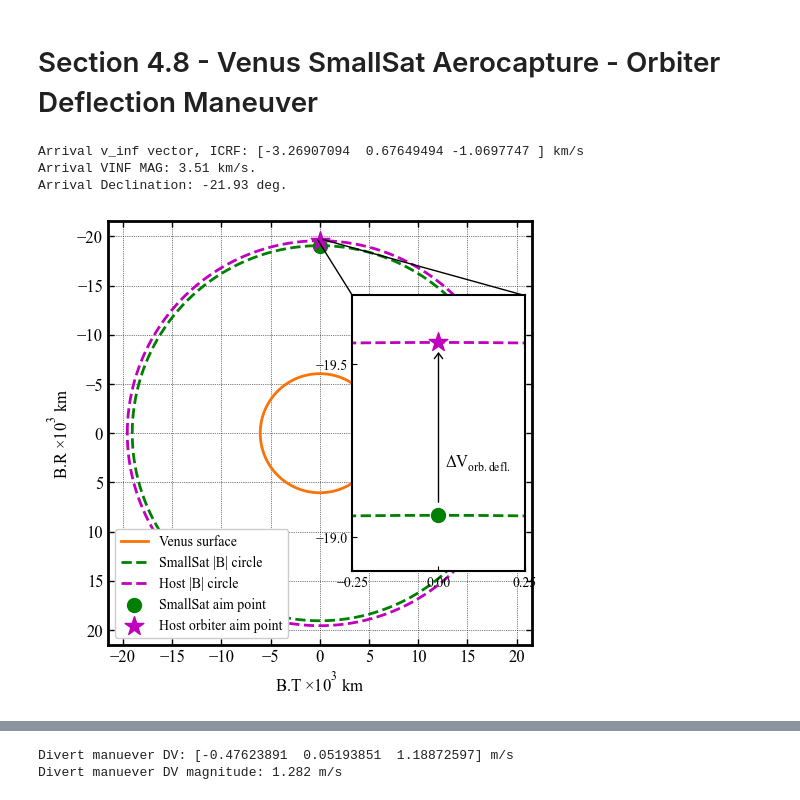
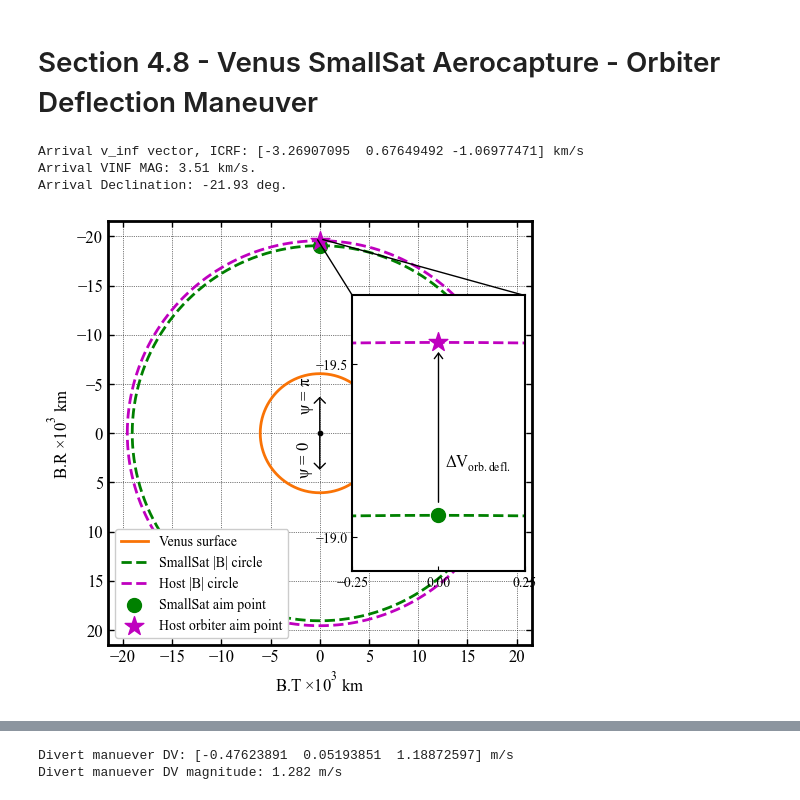
Before and after one commit to athulpg007/AMAT, a Jupyter notebook: docs/source/acta-aa-notebooks/smallsat-mission-concepts/section-4-8-venus-smallsat-orbiter-deflection-manuever.ipynb, the cells around one changed output, grey strips where cells are left out. Saved outputs shown, nothing was run; the diff lists cells and outputs as text; code cells hidden in the pictures.

```diff
--- a/docs/source/acta-aa-notebooks/smallsat-mission-concepts/section-4-8-venus-smallsat-orbiter-deflection-manuever.ipynb
+++ b/docs/source/acta-aa-notebooks/smallsat-mission-concepts/section-4-8-venus-smallsat-orbiter-deflection-manuever.ipynb
@@ -9,13 +9,14 @@ arrival = Arrival()
 arrival.set_vinf_vec_from_lambert_arc(lastFlybyPlanet='EARTH',
                                       arrivalPlanet='VENUS',
                                       lastFlybyDate=Time("2010-05-10 00:00:00", scale='tdb'),
-                                      arrivalDate=Time("2010-12-06 00:00:00", scale='tdb'))
+                                      arrivalDate=Time("2010-12-06 00:00:00", scale='tdb'),
+                                      ephem_file='../../../spice-data/de432s.bsp')
 # %%
 print("Arrival v_inf vector, ICRF: "+str(arrival.v_inf_vec)+" km/s")
 print("Arrival VINF MAG: "+str(round(arrival.v_inf_mag, 2))+" km/s.")
 print("Arrival Declination: "+str(round(arrival.declination, 2))+" deg.")
 # %% [output]
-Arrival v_inf vector, ICRF: [-3.26907094  0.67649494 -1.0697747 ] km/s
+Arrival v_inf vector, ICRF: [-3.26907095  0.67649492 -1.06977471] km/s
 Arrival VINF MAG: 3.51 km/s.
 Arrival Declination: -21.93 deg.
 # %%
@@ -94,6 +95,16 @@ ax.xaxis.grid(which='minor', color='k', linestyle='dotted', linewidth=0.0)
 ax.yaxis.grid(which='major', color='k', linestyle='dotted', linewidth=0.5)
 ax.yaxis.grid(which='minor', color='k', linestyle='dotted', linewidth=0.0)
 
+plt.annotate("", xy=(0, 4), xytext=(0, 0), va="center", ha="center",
+                 arrowprops=dict(arrowstyle='->, head_width=0.4', facecolor='blue'))
+plt.text(-2.5, 4, r'$\psi$'+ ' = ' + r'$0$', rotation=90, fontsize=12)
+
+plt.annotate("", xy=(0, -4), xytext=(0, 0), va="center", ha="center",
+                 arrowprops=dict(arrowstyle='->, head_width=0.4', facecolor='blue'))
+plt.text(-2, -2.5, r'$\psi$'+ ' = ' + r'$\pi$', rotation=90, fontsize=12)
+
+plt.scatter(0, 0, marker="o", s=10, color='k')
+
 for axis in ['top', 'bottom', 'left', 'right']:
     ax.spines[axis].set_linewidth(2)
 plt.legend(loc='lower left', fontsize=10, framealpha=1)
@@ -117,44 +128,34 @@ patch, pp1, pp2 = mark_inset(ax, axins,loc1=1,loc2=1, fc="none", ec="k", linesty
 pp1.loc1 = 1
 pp1.loc2 = 4
 pp2.loc1 = 2
 pp2.loc2 = 3
 plt.draw()
 
 axins.yaxis.get_major_locator().set_params(nbins=1)
 axins.xaxis.get_major_locator().set_params(nbins=1)
 
 plt.setp(axins.get_xticklabels(), visible=True)
 plt.setp(axins.get_yticklabels(), visible=True)
 
 axins.xaxis.set_tick_params(direction='in', which='both')
 axins.yaxis.set_tick_params(direction='in', which='both')
 
 for axis in ['top', 'bottom', 'left', 'right']:
     axins.spines[axis].set_linewidth(1.5)
 
 axins.tick_params(axis='both', which='major', labelsize=10)
 
 plt.draw()
 
 
-
-#plt.annotate('', xy=(BT2*0.85/1e3, BR2*0.95/1e3), xytext=(BT1/1e3, BR1/1e3),
-#               va="center", ha="center",
-#               arrowprops=dict(arrowstyle='->, head_width=0.3', facecolor='blue'), fontsize=10, color='k',
-#               bbox=dict(boxstyle='round,pad=0.2', fc='w', ec='k', alpha=1))
-
-#plt.text(3000, -3000, r'$\Delta V_{orb. defl.}$', rotation=-45, fontsize=12)
-#plt.xlim([-8000, 8000])
-#plt.ylim([4000, -8000])
-
 plt.savefig('../../../data/acta-astronautica/smallsat-mission-concepts/venus/venus-smallsat-b-plane.png', dpi= 300,bbox_inches='tight')
 plt.savefig('../../../data/acta-astronautica/smallsat-mission-concepts/venus/venus-smallsat-b-plane.pdf', dpi=300,bbox_inches='tight')
 plt.savefig('../../../data/acta-astronautica/smallsat-mission-concepts/venus/venus-smallsat-b-plane.eps', dpi=300,bbox_inches='tight')
 
 
 plt.show()
 # %% [output]
-[figure, old version]
+[figure, new version]
 # %%
 import numpy as np
 from AMAT.maneuver import ProbeOrbiterDeflection
```
Also changed, not shown: parts of 3 cells of this notebook, 38 other files.
